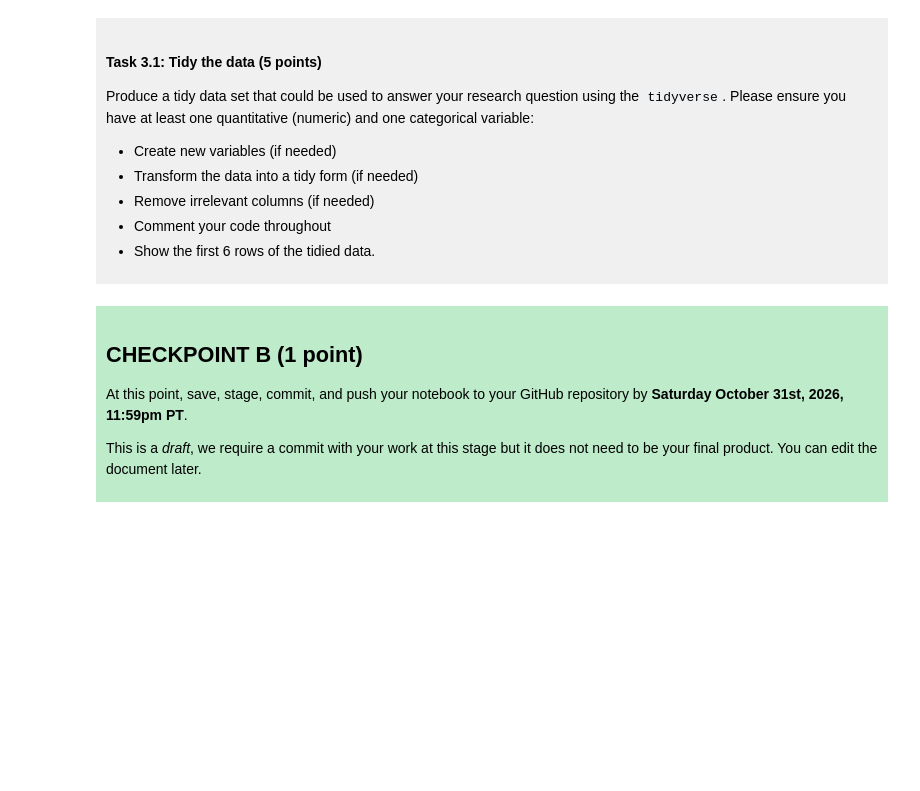
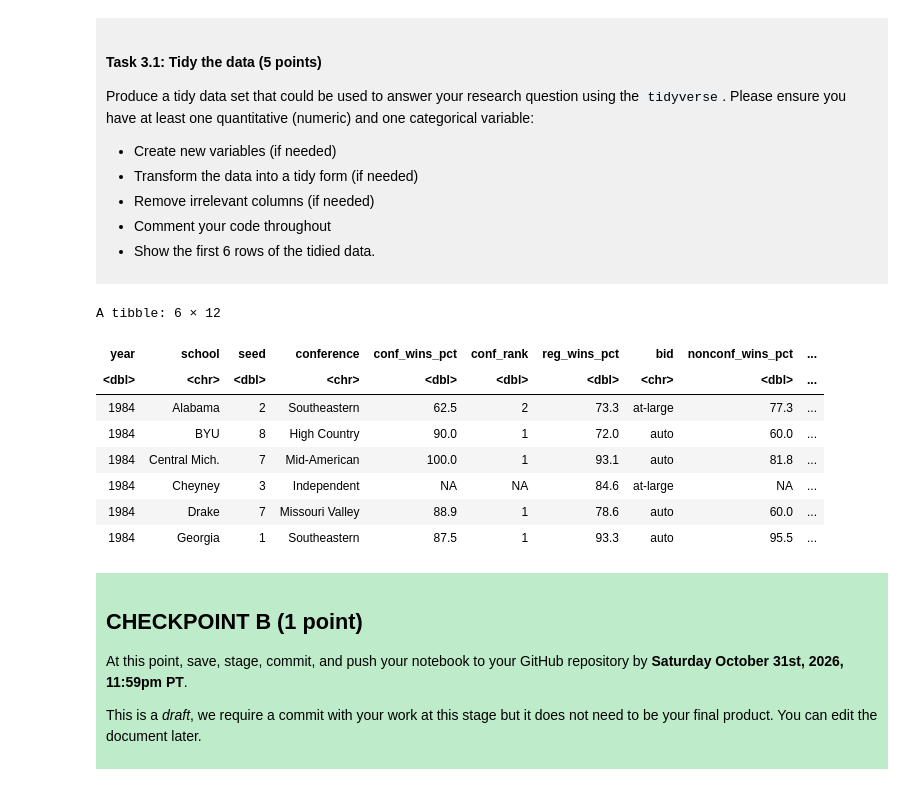
Before and after one commit to davidsavage1-cogs/DSCI-100-Project-David-Savage, a Jupyter notebook: dsci-100-project-notebook.ipynb, the cells around one changed output. Saved outputs shown, nothing was run; the diff lists cells and outputs as text; code cells hidden in the pictures; blank space fills up the shorter version.

```diff
--- a/dsci-100-project-notebook.ipynb
+++ b/dsci-100-project-notebook.ipynb
@@ -189,7 +228,28 @@ Produce a tidy data set that could be used to answer your research question usin
 
 </div>
 # %%
-### EDIT THIS CODE CELL ###
+tidy_ncaa <- ncaa_data |>
+    mutate(adj_total_wins_pct = round(100 * (total_wins - tourney_wins) /
+                          ((total_wins - tourney_wins) + (total_losses - tourney_losses)), 1),
+          nonconf_wins_pct = round(100 * (total_wins - tourney_wins - conf_wins) /
+                            ((total_wins - tourney_wins - conf_wins) +
+                            (total_losses - tourney_losses - conf_losses)), 1))|>
+          select(year, school, seed, conference, conf_wins_pct, conf_rank, reg_wins_pct, bid,
+                 nonconf_wins_pct, adj_total_wins_pct, tourney_wins, tourney_finish) |>
+    filter(year > 1983)
+
+
+head(tidy_ncaa)
+# %% [output]
+A tibble: 6 × 12
+| year | school | seed | conference | conf_wins_pct | conf_rank | reg_wins_pct | bid | nonconf_wins_pct | ... |
+| <dbl> | <chr> | <dbl> | <chr> | <dbl> | <dbl> | <dbl> | <chr> | <dbl> | ... |
+| 1984 | Alabama | 2 | Southeastern | 62.5 | 2 | 73.3 | at-large | 77.3 | ... |
+| 1984 | BYU | 8 | High Country | 90.0 | 1 | 72.0 | auto | 60.0 | ... |
+| 1984 | Central Mich. | 7 | Mid-American | 100.0 | 1 | 93.1 | auto | 81.8 | ... |
+| 1984 | Cheyney | 3 | Independent | NA | NA | 84.6 | at-large | NA | ... |
+| 1984 | Drake | 7 | Missouri Valley | 88.9 | 1 | 78.6 | auto | 60.0 | ... |
+| 1984 | Georgia | 1 | Southeastern | 87.5 | 1 | 93.3 | auto | 95.5 | ... |
 # %% [markdown]
 <div style="background-color: #beebca; padding: 10px;">
 
```
Also changed, not shown: parts of 3 cells of this notebook.
